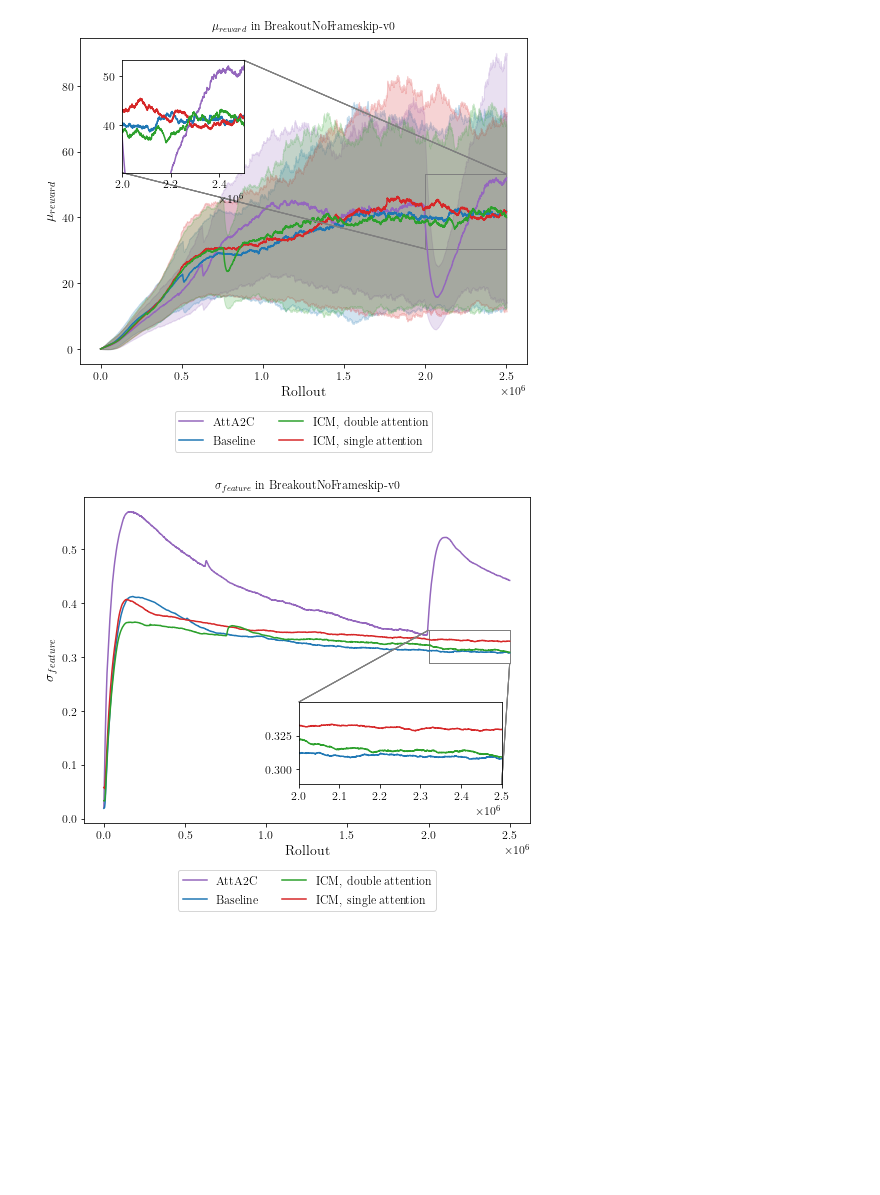
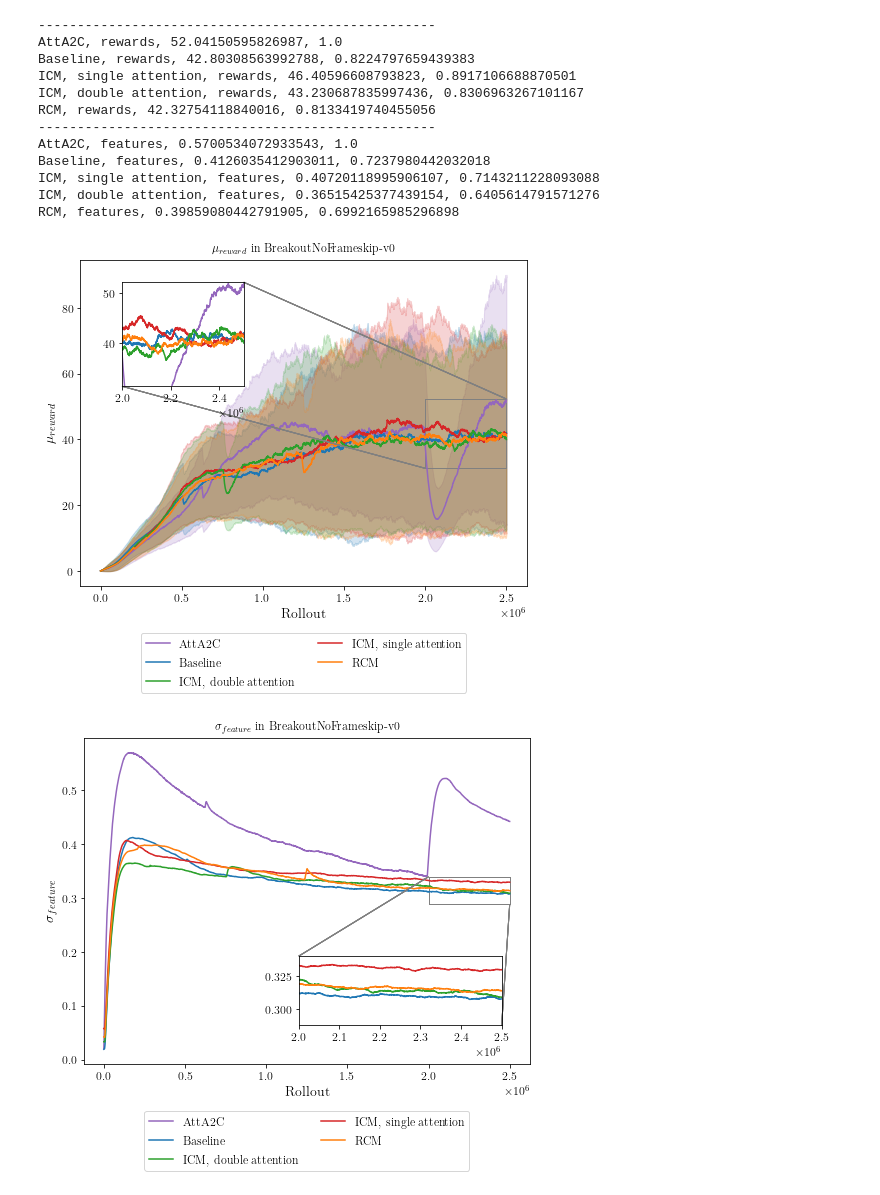
Before and after one commit to rpatrik96/AttA2C, a Jupyter notebook: jupyter/analysis.ipynb, the cells around one changed output. Saved outputs shown, nothing was run; the diff lists cells and outputs as text; code cells hidden in the pictures; blank space fills up the shorter version.

```diff
--- a/jupyter/analysis.ipynb
+++ b/jupyter/analysis.ipynb
@@ -35,5 +37,7 @@ def figure_factory(log_dir, env, variant, rew_scale=5, feat_scale=1, decimate=10
     el = EnvLogger(f"{env}NoFrameskip-v{variant}", log_dir, decimate)
 
     # plot
-    el.plot_decorator(keyword="rewards", save=save, y_inset_std_scale=rew_scale, loc=loc_rwd, zoom=zoom_rwd)
+    rwd_metrics = el.plot_decorator(keyword="rewards", save=save, y_inset_std_scale=rew_scale, loc=loc_rwd, zoom=zoom_rwd)
     el.plot_decorator(keyword="features", save=save, y_inset_std_scale=feat_scale, loc=loc_feat, zoom=zoom_feat)
+
+    return rwd_metrics
@@ -157,9 +127,21 @@ RCM, features, 0.27429376763820973
 [figure]
 # %%
 #not saved
-figure_factory(log_dir, "Breakout", 0, 2.4, .55, 100, save=False, loc_rwd=2, loc_feat=4, zoom_rwd=1.5, zoom_feat=2.5)
+breakout_metrics0 = figure_factory(log_dir, "Breakout", 0, 2.4, .5, 100, save=False, loc_rwd=2, loc_feat=4, zoom_rwd=1.5, zoom_feat=2.5)
 # %% [output]
+---------------------------------------------------
+AttA2C, rewards, 52.04150595826987, 1.0
+Baseline, rewards, 42.80308563992788, 0.8224797659439383
+ICM, single attention, rewards, 46.40596608793823, 0.8917106688870501
+ICM, double attention, rewards, 43.230687835997436, 0.8306963267101167
+RCM, rewards, 42.32754118840016, 0.8133419740455056
+---------------------------------------------------
+AttA2C, features, 0.5700534072933543, 1.0
+Baseline, features, 0.4126035412903011, 0.7237980442032018
+ICM, single attention, features, 0.40720118995906107, 0.7143211228093088
+ICM, double attention, features, 0.36515425377439154, 0.6405614791571276
+RCM, features, 0.39859080442791905, 0.6992165985296898
-[figure, old version]
+[figure, new version]
-[figure, old version]
+[figure, new version]
 # %%
 #not saved
```
Also changed, not shown: parts of 12 cells of this notebook, 6 other files.
